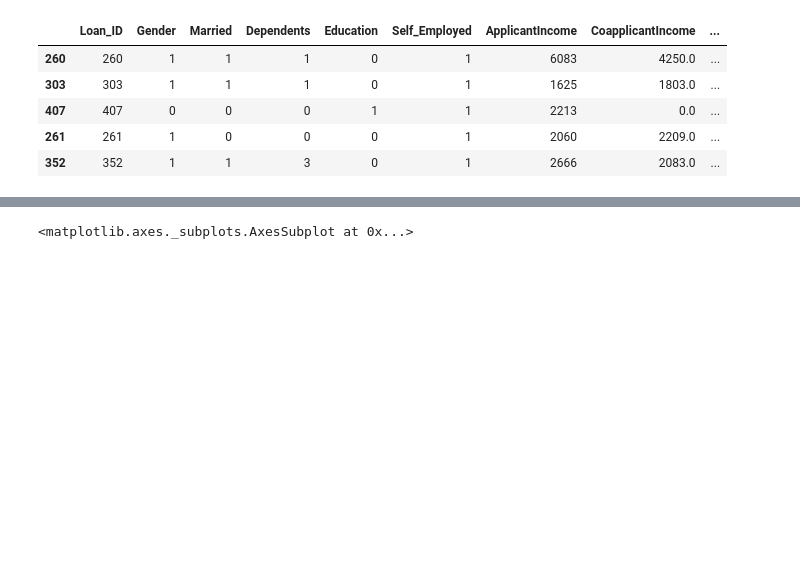
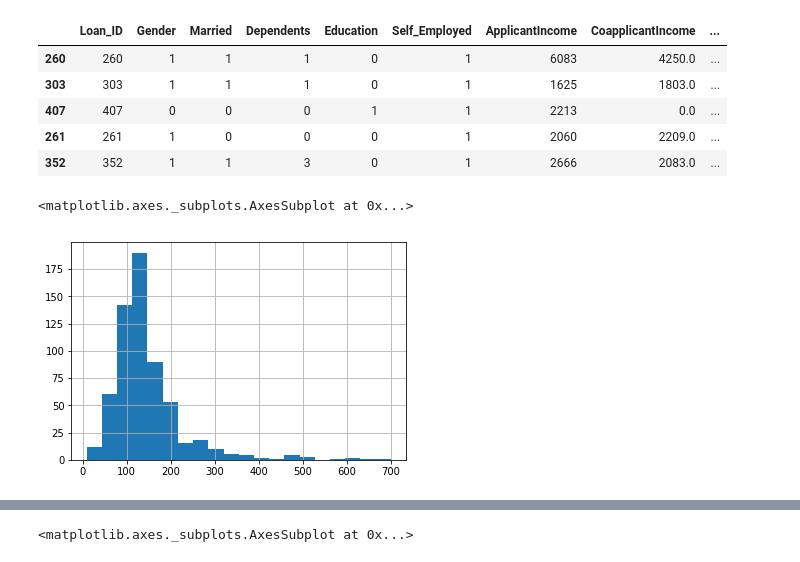
Before and after one commit to Roman-kazi/10DaysMLChallenge, a Jupyter notebook: jupyter-notebook/ml10_Days_Challenge#3.ipynb, the cells around one changed output, grey strips where cells are left out. Saved outputs shown, nothing was run; the diff lists cells and outputs as text; code cells hidden in the pictures; blank space fills up the shorter version.

```diff
--- a/jupyter-notebook/ml10_Days_Challenge#3.ipynb
+++ b/jupyter-notebook/ml10_Days_Challenge#3.ipynb
@@ -165,3 +165,8 @@ x_train.head()
 | 407 | 407 | 0 | 0 | 0 | 1 | 1 | 2213 | 0.0 | ... |
 | 261 | 261 | 1 | 0 | 0 | 0 | 1 | 2060 | 2209.0 | ... |
 | 352 | 352 | 1 | 1 | 3 | 0 | 1 | 2666 | 2083.0 | ... |
+# %%
+loan['LoanAmount'].hist(bins=20)
+# %% [output]
+<matplotlib.axes._subplots.AxesSubplot at 0x...>
+[figure, added]
```
Also changed, not shown: parts of 1 cell of this notebook.
